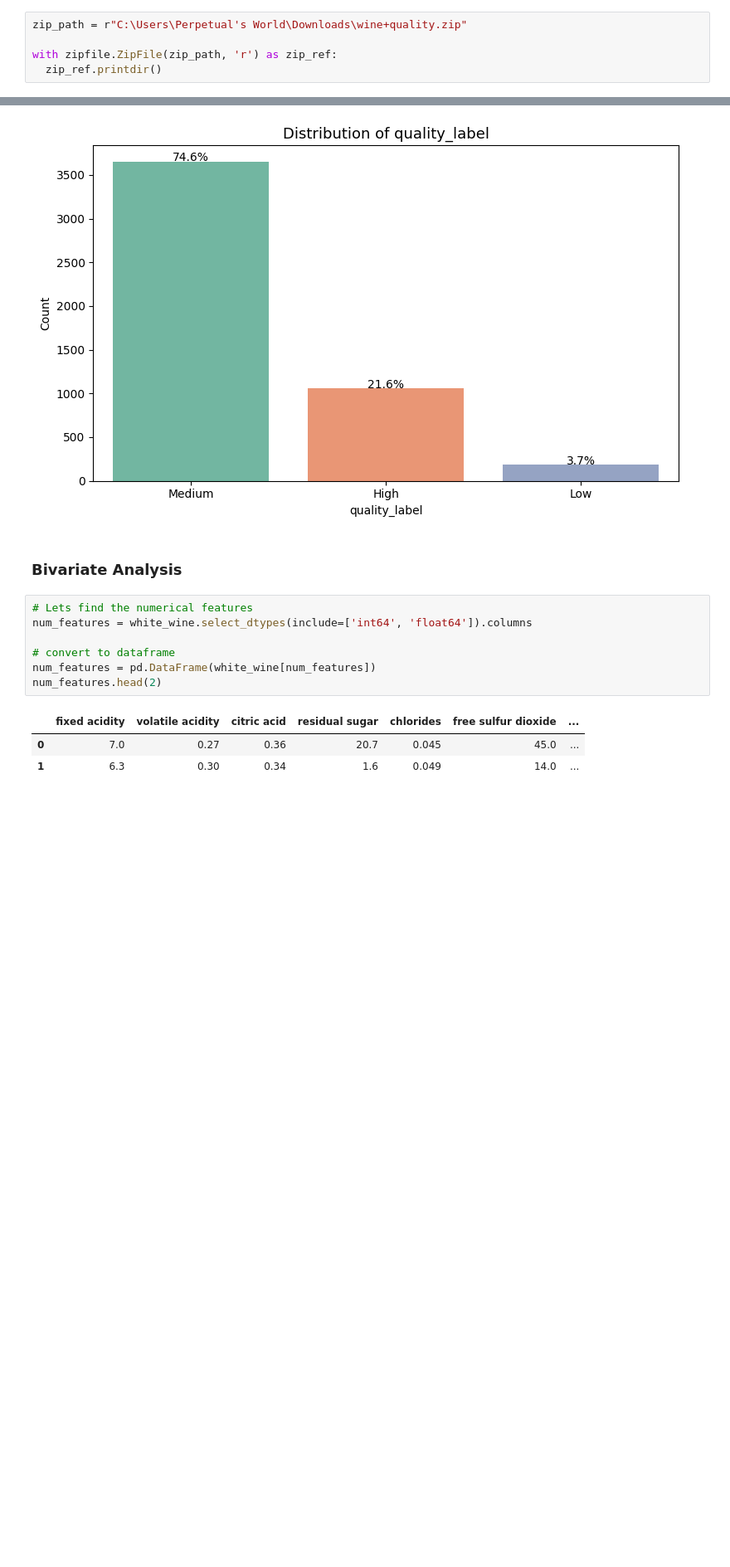
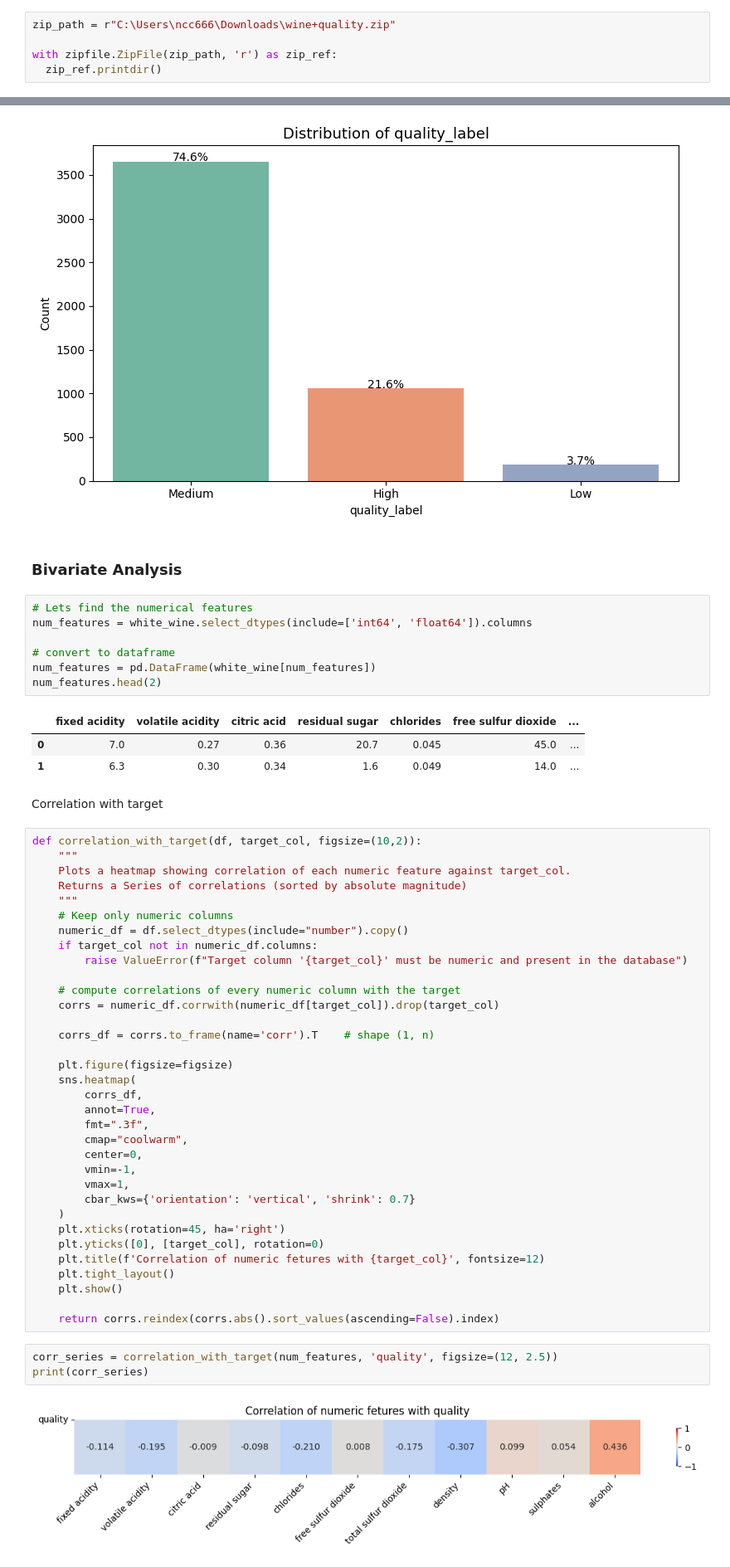
Before and after one commit to perpetualdev/ai_engineering, a Jupyter notebook: module_three/machine_learning/eda/working_with_eda.ipynb, the cells around one changed output, grey strips where cells are left out. Shown at 83% size. Drawn from its saved outputs; the diff is of its cells as text; blank space fills up the shorter version.

```diff
--- a/module_three/week_three/eda/working_with_eda.ipynb
+++ b/module_three/machine_learning/eda/working_with_eda.ipynb
@@ -8,7 +8,7 @@ import pandas as pd
 import numpy as np
 import os
 # %%
-zip_path = r"C:\Users\Perpetual's World\Downloads\wine+quality.zip"
+zip_path = r"C:\Users\ncc666\Downloads\wine+quality.zip"
 
 with zipfile.ZipFile(zip_path, 'r') as zip_ref:
   zip_ref.printdir()
@@ -307,3 +307,44 @@ num_features.head(2)
 |  | fixed acidity | volatile acidity | citric acid | residual sugar | chlorides | free sulfur dioxide | ... |
 | 0 | 7.0 | 0.27 | 0.36 | 20.7 | 0.045 | 45.0 | ... |
 | 1 | 6.3 | 0.30 | 0.34 | 1.6 | 0.049 | 14.0 | ... |
+# %% [markdown]
+Correlation with target
+# %%
+def correlation_with_target(df, target_col, figsize=(10,2)):
+    """
+    Plots a heatmap showing correlation of each numeric feature against target_col.
+    Returns a Series of correlations (sorted by absolute magnitude)
+    """
+    # Keep only numeric columns
+    numeric_df = df.select_dtypes(include="number").copy()
+    if target_col not in numeric_df.columns:
+        raise ValueError(f"Target column '{target_col}' must be numeric and present in the database")
+
+    # compute correlations of every numeric column with the target
+    corrs = numeric_df.corrwith(numeric_df[target_col]).drop(target_col)
+
+    corrs_df = corrs.to_frame(name='corr').T    # shape (1, n)
+
+    plt.figure(figsize=figsize)
+    sns.heatmap(
+        corrs_df,
+        annot=True,
+        fmt=".3f",
+        cmap="coolwarm",
+        center=0,
+        vmin=-1,
+        vmax=1,
+        cbar_kws={'orientation': 'vertical', 'shrink': 0.7}
+    )
+    plt.xticks(rotation=45, ha='right')
+    plt.yticks([0], [target_col], rotation=0)
+    plt.title(f'Correlation of numeric fetures with {target_col}', fontsize=12)
+    plt.tight_layout()
+    plt.show()
+
+    return corrs.reindex(corrs.abs().sort_values(ascending=False).index)
+# %%
+corr_series = correlation_with_target(num_features, 'quality', figsize=(12, 2.5))
+print(corr_series)
+# %% [output]
+[figure, added]
```
Also changed, not shown: parts of 2 cells of this notebook, 7 other files.
